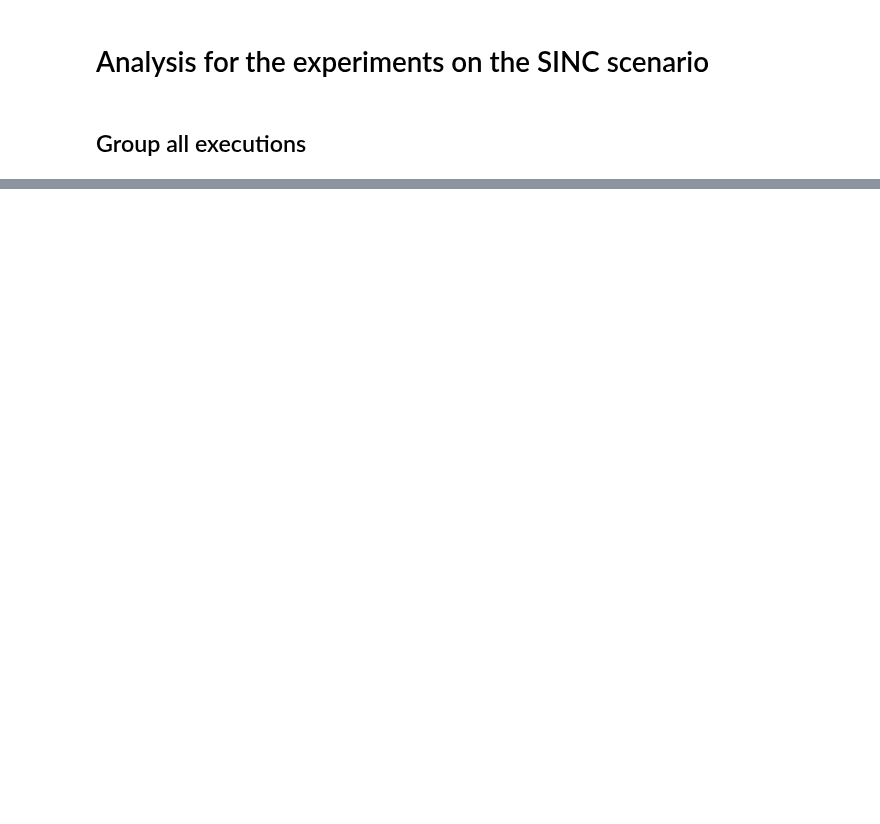
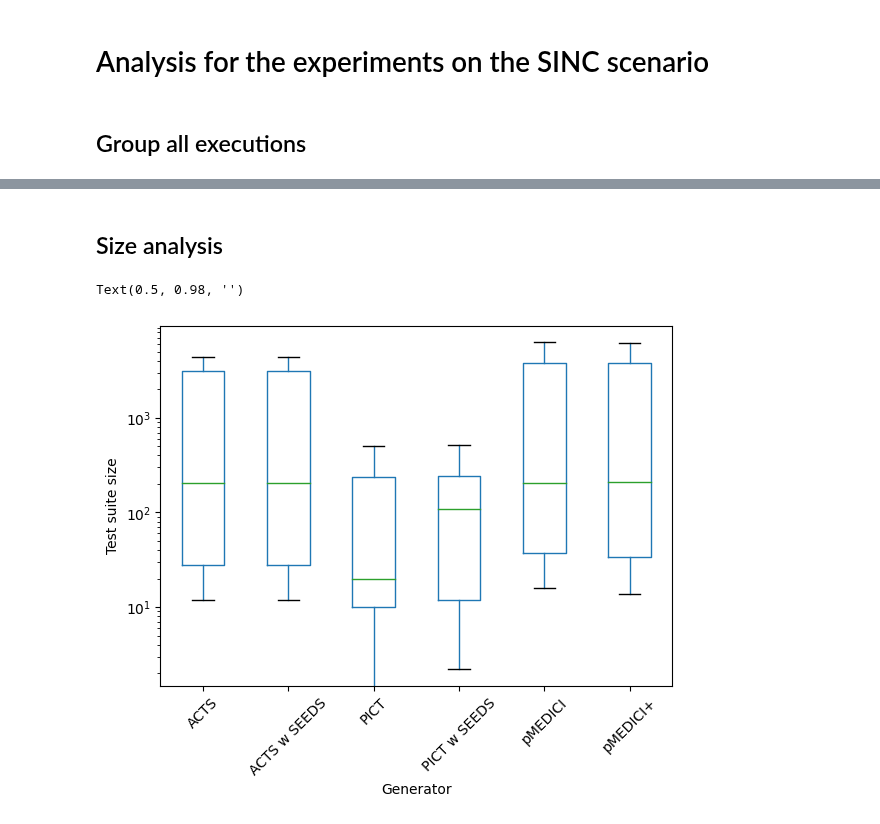
Before and after one commit to fmselab/ct-tools, a Jupyter notebook: IncrementalCitGeneration/experiments/AnalysisExperimentsSINC.ipynb, the cells around one changed output, grey strips where cells are left out. Saved outputs shown, nothing was run; the diff lists cells and outputs as text; code cells hidden in the pictures; blank space fills up the shorter version.

```diff
--- a/IncrementalCitGeneration/experiments/AnalysisExperimentsSINC.ipynb
+++ b/IncrementalCitGeneration/experiments/AnalysisExperimentsSINC.ipynb
@@ -40,0 +88,16 @@ print (dfFiltered)
+# %% [markdown]
+## Size analysis
+# %%
+# Extract the TS Size of different generators
+dfTSSize = dfFiltered[['Generator','TSSize']]
+
+# Boxplot the TS Size of different generators and remove the outliers
+ax = dfTSSize.boxplot(by='Generator', showfliers=False, grid=False, rot=45)
+ax.set_yscale('log')
+ax.set_ylabel('Test suite size')
+ax.set_xlabel('Generator')
+ax.set_title('')
+plt.suptitle('')
+# %% [output]
+Text(0.5, 0.98, '')
+[figure, added]
```
Also changed, not shown: parts of 9 cells of this notebook.
